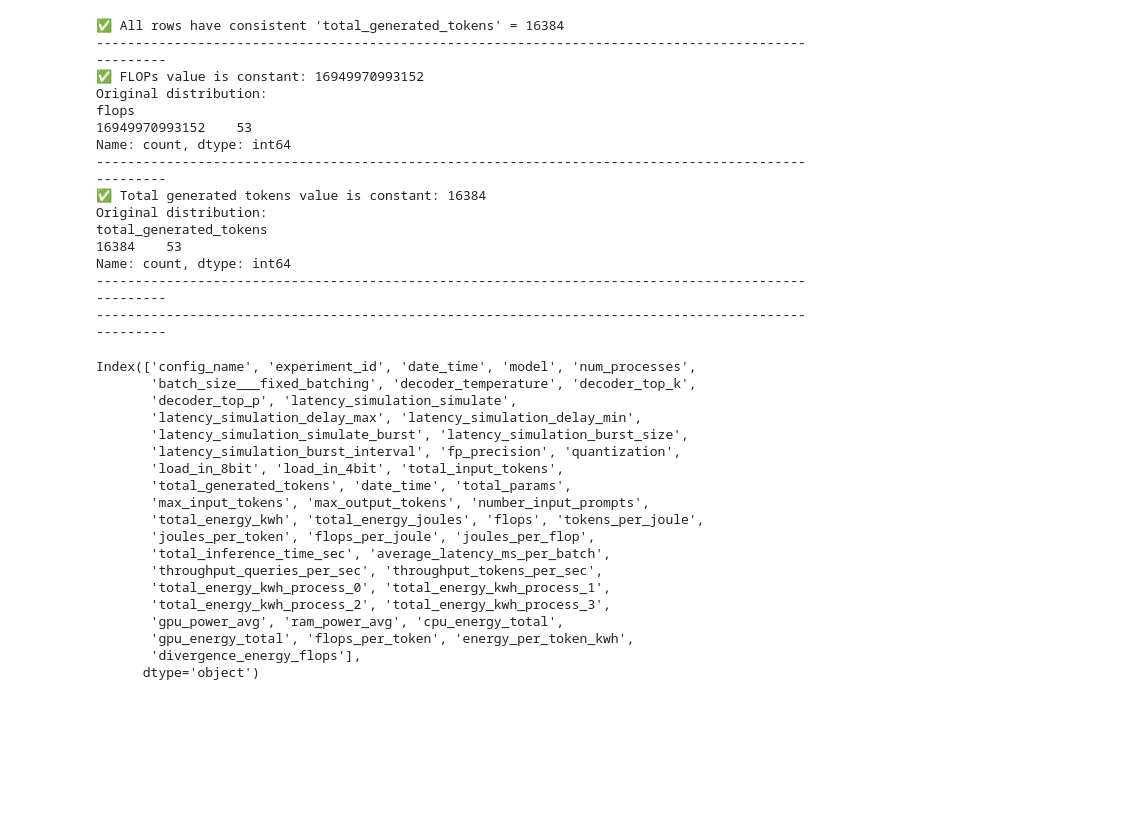
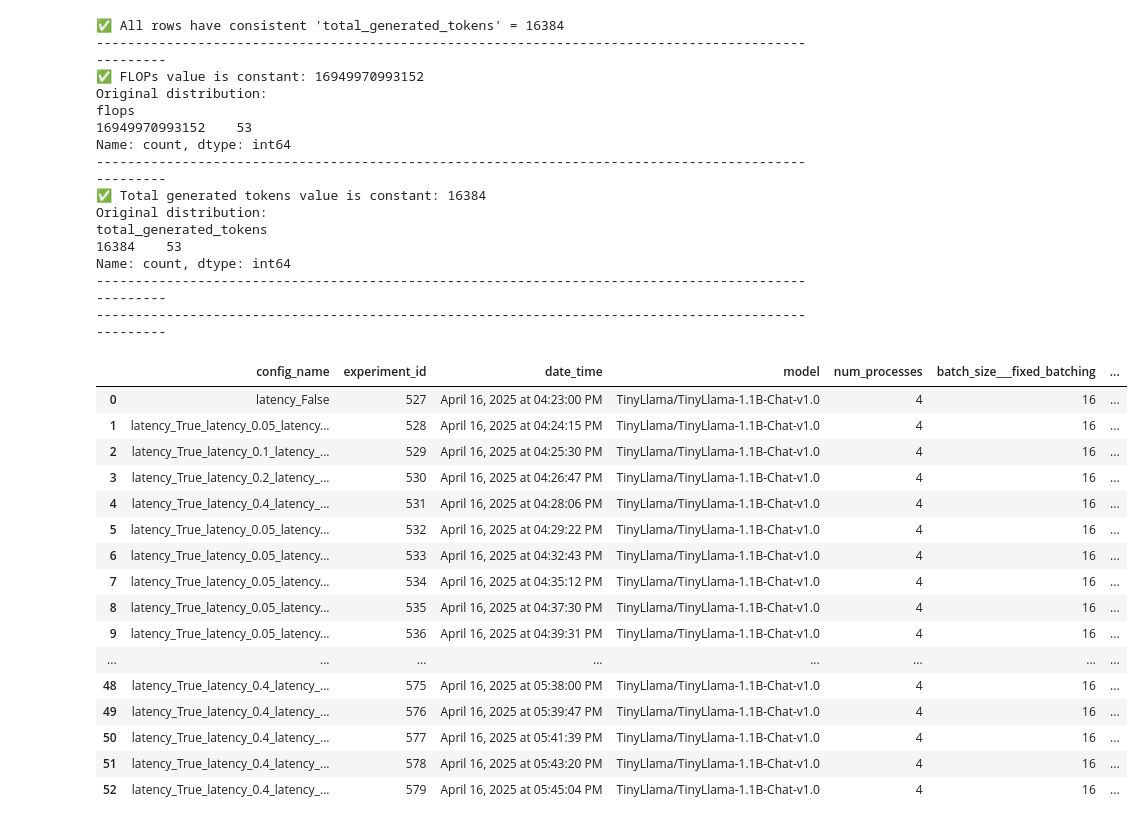
Before and after one commit to henrycgbaker/thesis_analysis, a Jupyter notebook: TEST.ipynb, the cells around one changed output. Drawn from its saved outputs; the diff is of its cells as text; code cells hidden in the pictures; blank space fills up the shorter version.

```diff
--- a/TEST.ipynb
+++ b/TEST.ipynb
@@ -31,24 +31,22 @@ Name: count, dtype: int64
 ----------------------------------------------------------------------------------------------------
 ----------------------------------------------------------------------------------------------------
 # %%
-df.columns
+df
 # %% [output]
-Index(['config_name', 'experiment_id', 'date_time', 'model', 'num_processes',
-       'batch_size___fixed_batching', 'decoder_temperature', 'decoder_top_k',
-       'decoder_top_p', 'latency_simulation_simulate',
-       'latency_simulation_delay_max', 'latency_simulation_delay_min',
-       'latency_simulation_simulate_burst', 'latency_simulation_burst_size',
-       'latency_simulation_burst_interval', 'fp_precision', 'quantization',
-       'load_in_8bit', 'load_in_4bit', 'total_input_tokens',
-       'total_generated_tokens', 'date_time', 'total_params',
-       'max_input_tokens', 'max_output_tokens', 'number_input_prompts',
-       'total_energy_kwh', 'total_energy_joules', 'flops', 'tokens_per_joule',
-       'joules_per_token', 'flops_per_joule', 'joules_per_flop',
-       'total_inference_time_sec', 'average_latency_ms_per_batch',
-       'throughput_queries_per_sec', 'throughput_tokens_per_sec',
-       'total_energy_kwh_process_0', 'total_energy_kwh_process_1',
-       'total_energy_kwh_process_2', 'total_energy_kwh_process_3',
-       'gpu_power_avg', 'ram_power_avg', 'cpu_energy_total',
-       'gpu_energy_total', 'flops_per_token', 'energy_per_token_kwh',
-       'divergence_energy_flops'],
-      dtype='object')
+|  | config_name | experiment_id | date_time | model | num_processes | batch_size___fixed_batching | ... |
+| 0 | latency_False | 527 | April 16, 2025 at 04:23:00 PM | TinyLlama/TinyLlama-1.1B-Chat-v1.0 | 4 | 16 | ... |
+| 1 | latency_True_latency_0.05_latency... | 528 | April 16, 2025 at 04:24:15 PM | TinyLlama/TinyLlama-1.1B-Chat-v1.0 | 4 | 16 | ... |
+| 2 | latency_True_latency_0.1_latency_... | 529 | April 16, 2025 at 04:25:30 PM | TinyLlama/TinyLlama-1.1B-Chat-v1.0 | 4 | 16 | ... |
+| 3 | latency_True_latency_0.2_latency_... | 530 | April 16, 2025 at 04:26:47 PM | TinyLlama/TinyLlama-1.1B-Chat-v1.0 | 4 | 16 | ... |
+| 4 | latency_True_latency_0.4_latency_... | 531 | April 16, 2025 at 04:28:06 PM | TinyLlama/TinyLlama-1.1B-Chat-v1.0 | 4 | 16 | ... |
+| 5 | latency_True_latency_0.05_latency... | 532 | April 16, 2025 at 04:29:22 PM | TinyLlama/TinyLlama-1.1B-Chat-v1.0 | 4 | 16 | ... |
+| 6 | latency_True_latency_0.05_latency... | 533 | April 16, 2025 at 04:32:43 PM | TinyLlama/TinyLlama-1.1B-Chat-v1.0 | 4 | 16 | ... |
+| 7 | latency_True_latency_0.05_latency... | 534 | April 16, 2025 at 04:35:12 PM | TinyLlama/TinyLlama-1.1B-Chat-v1.0 | 4 | 16 | ... |
+| 8 | latency_True_latency_0.05_latency... | 535 | April 16, 2025 at 04:37:30 PM | TinyLlama/TinyLlama-1.1B-Chat-v1.0 | 4 | 16 | ... |
+| 9 | latency_True_latency_0.05_latency... | 536 | April 16, 2025 at 04:39:31 PM | TinyLlama/TinyLlama-1.1B-Chat-v1.0 | 4 | 16 | ... |
+| ... | ... | ... | ... | ... | ... | ... | ... |
+| 48 | latency_True_latency_0.4_latency_... | 575 | April 16, 2025 at 05:38:00 PM | TinyLlama/TinyLlama-1.1B-Chat-v1.0 | 4 | 16 | ... |
+| 49 | latency_True_latency_0.4_latency_... | 576 | April 16, 2025 at 05:39:47 PM | TinyLlama/TinyLlama-1.1B-Chat-v1.0 | 4 | 16 | ... |
+| 50 | latency_True_latency_0.4_latency_... | 577 | April 16, 2025 at 05:41:39 PM | TinyLlama/TinyLlama-1.1B-Chat-v1.0 | 4 | 16 | ... |
+| 51 | latency_True_latency_0.4_latency_... | 578 | April 16, 2025 at 05:43:20 PM | TinyLlama/TinyLlama-1.1B-Chat-v1.0 | 4 | 16 | ... |
+| 52 | latency_True_latency_0.4_latency_... | 579 | April 16, 2025 at 05:45:04 PM | TinyLlama/TinyLlama-1.1B-Chat-v1.0 | 4 | 16 | ... |
```
Also changed, not shown: 13 other files.
